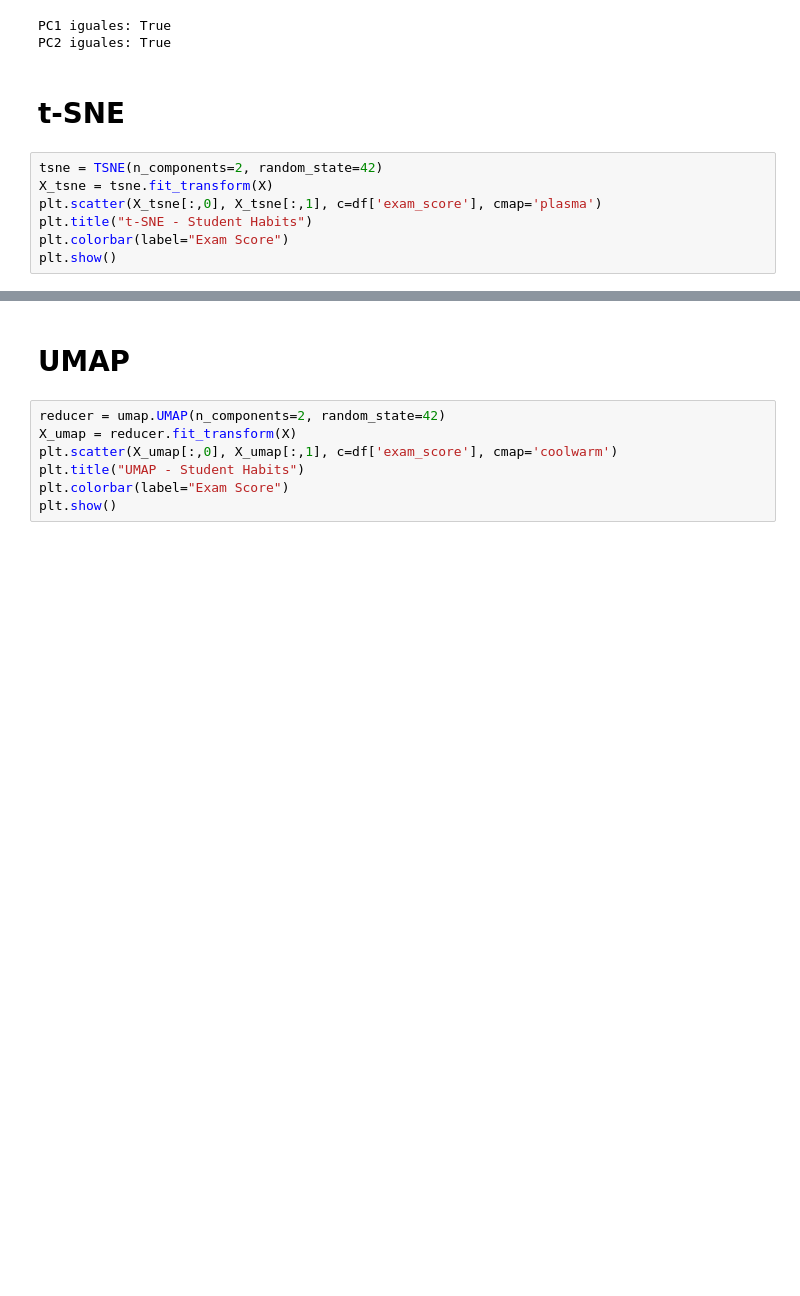
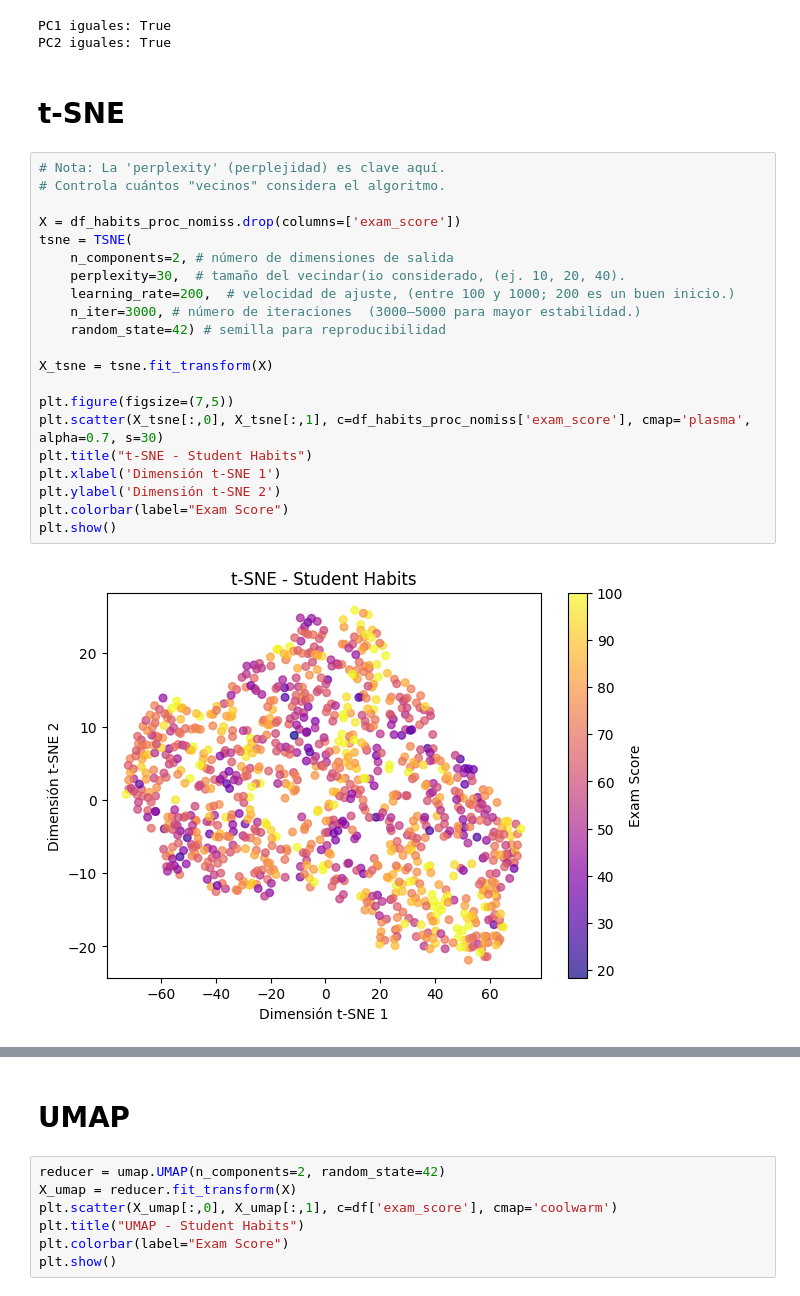
Before and after one commit to gapalfaro-cmyk/Proyecto-de-fin-de-modulo-6---Alfaro-Badillo-Cruz-Perez-Rupit, a Jupyter notebook: Modulo_VI_Equipo_15_Habits.ipynb, the cells around one changed output, grey strips where cells are left out. Drawn from its saved outputs; the diff is of its cells as text; blank space fills up the shorter version.

```diff
--- a/Modulo_VI_Equipo_15_Habits.ipynb
+++ b/Modulo_VI_Equipo_15_Habits.ipynb
@@ -481,10 +481,26 @@ PC1 iguales: True
 PC2 iguales: True
 # %% [markdown]
 # t-SNE
-# %%
-tsne = TSNE(n_components=2, random_state=42)
-X_tsne = tsne.fit_transform(X)
-plt.scatter(X_tsne[:,0], X_tsne[:,1], c=df['exam_score'], cmap='plasma')
-plt.title("t-SNE - Student Habits")
-plt.colorbar(label="Exam Score")
-plt.show()
+# %%
+# Nota: La 'perplexity' (perplejidad) es clave aquí.
+# Controla cuántos "vecinos" considera el algoritmo.
+
+X = df_habits_proc_nomiss.drop(columns=['exam_score'])
+tsne = TSNE(
+    n_components=2, # número de dimensiones de salida
+    perplexity=30,  # tamaño del vecindar(io considerado, (ej. 10, 20, 40).
+    learning_rate=200,  # velocidad de ajuste, (entre 100 y 1000; 200 es un buen inicio.)
+    n_iter=3000, # número de iteraciones  (3000–5000 para mayor estabilidad.)
+    random_state=42) # semilla para reproducibilidad
+
+X_tsne = tsne.fit_transform(X)
+
+plt.figure(figsize=(7,5))
+plt.scatter(X_tsne[:,0], X_tsne[:,1], c=df_habits_proc_nomiss['exam_score'], cmap='plasma', alpha=0.7, s=30)
+plt.title("t-SNE - Student Habits")
+plt.xlabel('Dimensión t-SNE 1')
+plt.ylabel('Dimensión t-SNE 2')
+plt.colorbar(label="Exam Score")
+plt.show()
+# %% [output]
+[figure, added]
```
Also changed, not shown: parts of 2 cells of this notebook.
